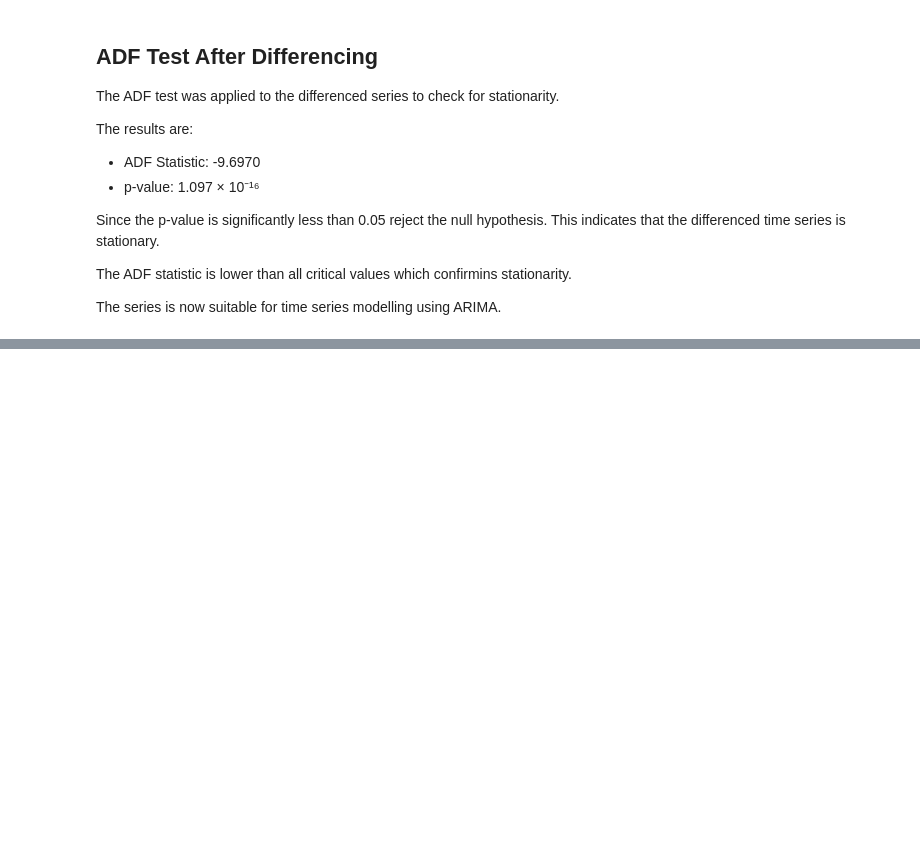
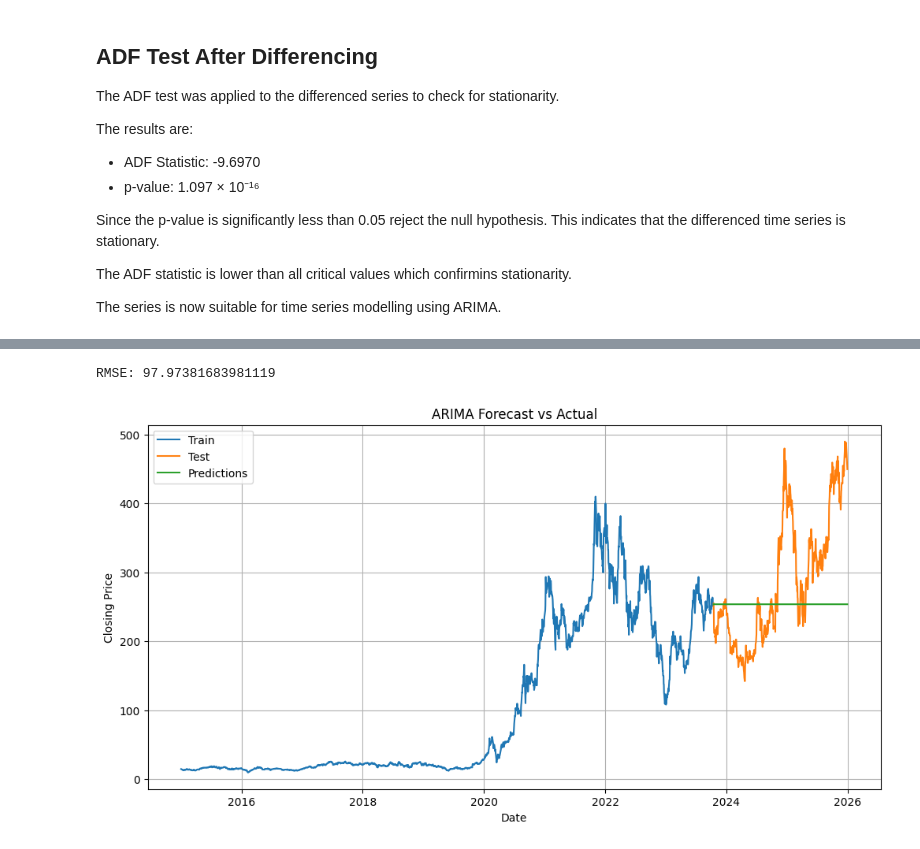
Before and after one commit to killianharnett1/tesla-time-series-analysis, a Jupyter notebook: notebooks/tesla_time_series_analysis.ipynb, the cells around one changed output, grey strips where cells are left out. Drawn from its saved outputs; the diff is of its cells as text; code cells hidden in the pictures; blank space fills up the shorter version.

Commit message:
Implemented ARIMA model, generated forecasts and evaluated performance using RMSE

```diff
--- a/notebooks/tesla_time_series_analysis.ipynb
+++ b/notebooks/tesla_time_series_analysis.ipynb
@@ -158,0 +183,7 @@ The series is now suitable for time series modelling using ARIMA.
+# %%
+from statsmodels.tsa.arima.model import ARIMA
+data = data.asfreq('B')  # Business days
+model = ARIMA(data["Close"], order=(1,1,1))
+model_fit = model.fit()
+
+print(model_fit.summary())
@@ -158,0 +216,39 @@ The series is now suitable for time series modelling using ARIMA.
+# %%
+# clean close series
+close_series = data["Close"].dropna().copy()
+close_series.index = pd.DatetimeIndex(close_series.index)
+
+# train/test split
+train_size = int(len(close_series) * 0.8)
+train = close_series.iloc[:train_size]
+test = close_series.iloc[train_size:]
+
+# fit model
+model = ARIMA(train, order=(1, 1, 1))
+model_fit = model.fit()
+
+# forecast
+predictions = model_fit.forecast(steps=len(test))
+
+# convert both to plain numeric arrays
+test_values = test.to_numpy()
+pred_values = np.asarray(predictions)
+
+# RMSE
+rmse = np.sqrt(mean_squared_error(test_values, pred_values))
+print("RMSE:", rmse)
+
+# plot using test dates on x-axis
+plt.figure(figsize=(12, 6))
+plt.plot(train.index, train, label="Train")
+plt.plot(test.index, test_values, label="Test")
+plt.plot(test.index, pred_values, label="Predictions")
+plt.title("ARIMA Forecast vs Actual")
+plt.xlabel("Date")
+plt.ylabel("Closing Price")
+plt.legend()
+plt.grid(True)
+plt.show()
+# %% [output]
+RMSE: 97.97381683981119
+[figure, added]
```
Also changed, not shown: parts of 6 cells of this notebook.
